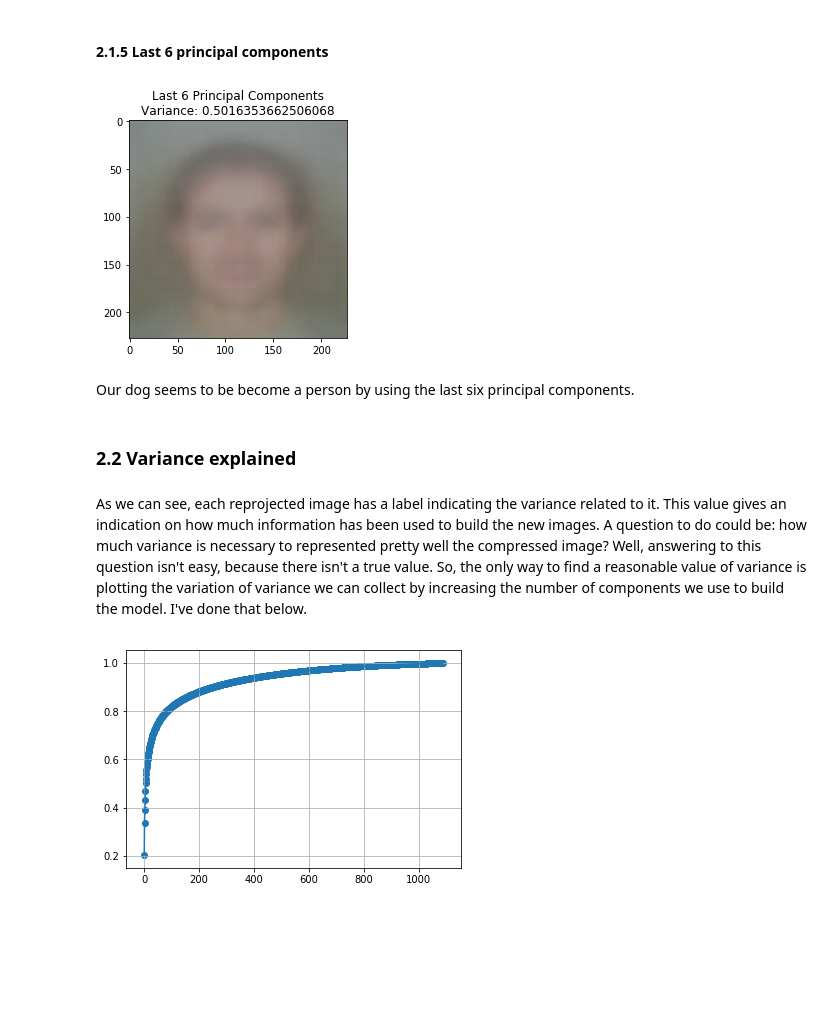
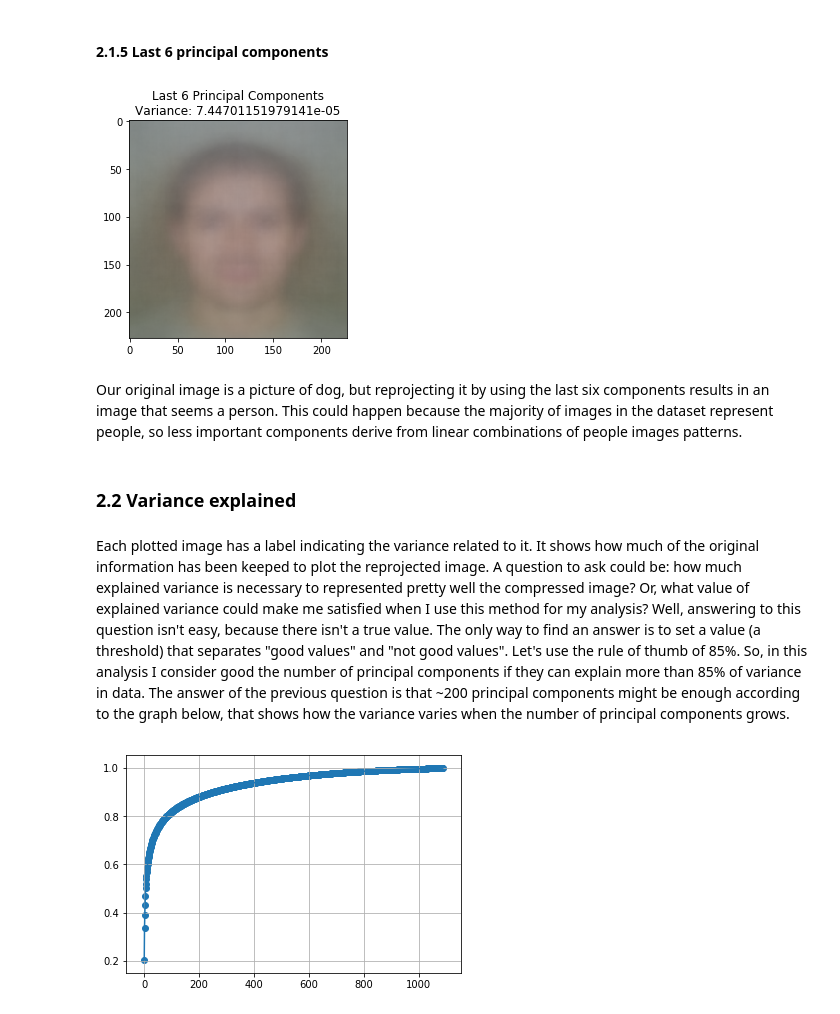
Before and after one commit to Marlowess/ML_AI_HW_1, a Jupyter notebook: homework1_notebook.ipynb, the cells around one changed output. Drawn from its saved outputs; the diff is of its cells as text; code cells hidden in the pictures; blank space fills up the shorter version.

```diff
--- a/homework1_notebook.ipynb
+++ b/homework1_notebook.ipynb
@@ -99,7 +100,9 @@ def getPCResults(X_t, my_pca, index1, index2):
     my_pca.components_[0:remain] = my_eig[0:remain]
     my_pca.components_[remain:] = 0
     imgs_compressed = my_pca.inverse_transform(X_t)
-    variance = my_pca.explained_variance_ratio_.cumsum()[remain - 1]
+    variance = 0
+    for i in range(index1, index2):
+        variance += my_pca.explained_variance_ratio_[i]
     return imgs_compressed, variance
 # %%
 # Gets the chosen image reprojected
@@ -170,19 +173,20 @@ Both this image and the previous one prove how keeping few principal components
 # %% [markdown]
 #### 2.1.5 Last 6 principal components
 # %%
-X_R_l6, variancel6 = getPCResults(X_t, copy.copy(my_pca), 1081, 1087)
+X_R_l6, variancel6 = getPCResults(copy.copy(X_t), copy.copy(my_pca), 1081, 1087)
 img_l6 = getReprojectedImage(X_R_l6, scaler)
 plotImage(img_l6, variancel6, 'Last 6')
 # %% [output]
-[figure, old version]
+[figure, new version]
-# %% [markdown]
-Our dog seems to be become a person by using the last six principal components.
+# %% [markdown]
+Our original image is a picture of dog, but reprojecting it by using the last six components results in an image that seems a person. This could happen because the majority of images in the dataset represent people, so less important components derive from linear combinations of people images patterns.
 # %% [markdown]
 ### 2.2 Variance explained
 # %% [markdown]
-As we can see, each reprojected image has a label indicating the variance related to it. This value gives an indication on how much information has been used to build the new images.
-A question to do could be: how much variance is necessary to represented pretty well the compressed image?
-Well, answering to this question isn't easy, because there isn't a true value. So, the only way to find a reasonable value of variance is plotting the variation of variance we can collect by increasing the number of components we use to build the model. I've done that below.
+Each plotted image has a label indicating the variance related to it. It shows how much of the original information has been keeped to plot the reprojected image.
+A question to ask could be: how much explained variance is necessary to represented pretty well the compressed image?
+Or, what value of explained variance could make me satisfied when I use this method for my analysis?
+Well, answering to this question isn't easy, because there isn't a true value. The only way to find an answer is to set a value (a threshold) that separates "good values" and "not good values". Let's use the rule of thumb of 85%. So, in this analysis I consider good the number of principal components if they can explain more than 85% of variance in data. The answer of the previous question is that ~200 principal components might be enough according to the graph below, that shows how the variance varies when the number of principal components grows.
 # %%
 # Plots the variance spline function related to principal components
 def plotSplineFunction(array):
```
Also changed, not shown: parts of 44 cells of this notebook.
